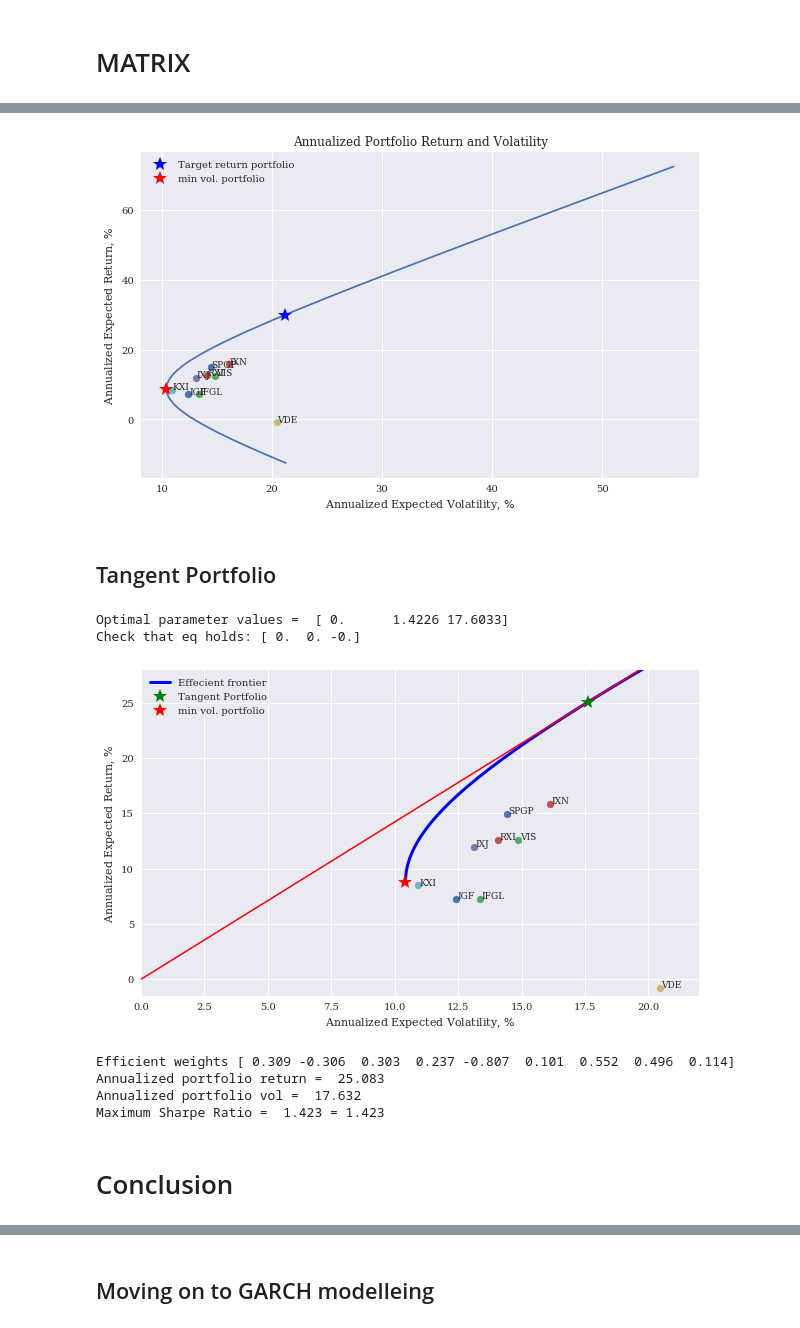
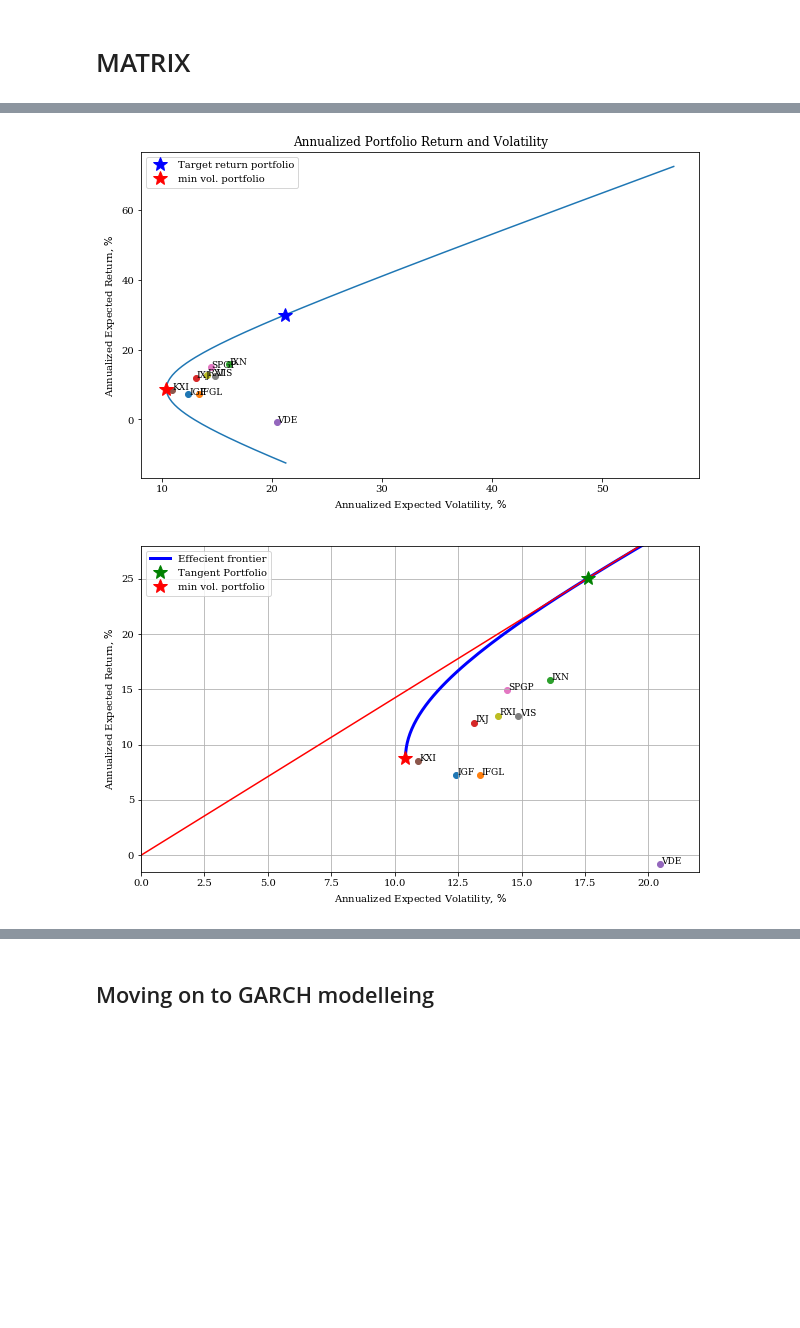
Before and after one commit to MartinBA741/Applied-Corporate-Finance, a Jupyter notebook: main_v2.ipynb, the cells around one changed output, grey strips where cells are left out. Cells and saved outputs as stored; diff of their text form; code cells hidden in the pictures; blank space fills up the shorter version.

```diff
--- a/main_v2.ipynb
+++ b/main_v2.ipynb
@@ -22,5 +22,5 @@ from matrix_optimize import port_ret, port_vol, min_vol, eff_vol, sharpe_ratio,
 # %%
-plt.style.use('seaborn')
+#plt.style.use('seaborn')
 # %%
 mydict = {'IGF': 'Global Infrastructure',
           'IFGL':'International Developed Real Estate ETF',
@@ -229,0 +157,6 @@ hist_z, hist_front_vol, hist_front_ret = efficient_frontier(min_weights=hist_w_m
+# %%
+df,w_min, ret_min, vol_min, SR_min, w_eff, ret_eff, vol_eff, SR_eff, w_tan, ret_tan, vol_tan, SR_tan, evols, erets,front_vol, front_ret, opt = portfolio_selection(mu=rets.mean(),
+                                                                  omega=rets.cov(),
+                                                                  noa=noa,
+                                                                  mylist=mylist,
+                                                                  target_return=30/252)
@@ -230,10 +172,9 @@ hist_z, hist_front_vol, hist_front_ret = efficient_frontier(min_weights=hist_w_m
 # %%
 fig, ax = plt.subplots(nrows=1, ncols=1, figsize=(10,6))
 
-plt.plot(hist_front_vol, hist_front_ret)
-
-plt.plot(hist_vol_eff, hist_ret_eff, 'b*', markersize=15.0, label='Target return portfolio')
-plt.plot(hist_vol_min, hist_ret_min, 'r*', markersize=15.0, label='min vol. portfolio')
+plt.plot(front_vol, front_ret)
+plt.plot(vol_eff, ret_eff, 'b*', markersize=15.0, label='Target return portfolio')
+plt.plot(vol_min, ret_min, 'r*', markersize=15.0, label='min vol. portfolio')
 
 # plot individual ETFs
 for i,type in enumerate(mylist):
@@ -249,68 +190,36 @@ plt.title('Annualized Portfolio Return and Volatility')
 plt.legend()
 plt.show()
 # %% [output]
-[figure, old version]
+[figure, new version]
-# %% [markdown]
-## Tangent Portfolio
-# %%
-opt, evols, erets, f_tangent = tangent_portfolio(front_vol=hist_front_vol, front_ret=hist_front_ret)
-# %% [output]
-Optimal parameter values =  [ 0.      1.4226 17.6033]
-Check that eq holds: [ 0.  0. -0.]
 # %%
 rf=0
 fig, ax = plt.subplots(nrows=1, ncols=1, figsize=(10,6))
 
 plt.plot(evols, erets, 'b', lw=3.0, label='Effecient frontier')
 
 cx = np.linspace(0.0, 20.0)
 plt.plot(cx, opt[0] + opt[1] * cx, 'r', lw=1.5)
 
-plt.plot(opt[2], f_tangent, 'g*', markersize=15, label='Tangent Portfolio')
-plt.plot(hist_vol_min, hist_ret_min, 'r*', markersize=15.0, label='min vol. portfolio')
+plt.plot(opt[2], ret_tan, 'g*', markersize=15, label='Tangent Portfolio')
+plt.plot(vol_min, ret_min, 'r*', markersize=15.0, label='min vol. portfolio')
 
 # plot individual ETFs
 for i,type in enumerate(mylist):
     x2 = np.sqrt((rets[type]).var()*252)
     y2 = rets[type].mean()*252
     plt.scatter(x2, y2, marker='o')
     plt.text(x2+0.05, y2+0.05, type, fontsize=9)
 
 
 plt.grid(True)
 axes = plt.gca()
 axes.set_xlim([0,22])
 axes.set_ylim([-1.5,28])
 plt.xlabel('Annualized Expected Volatility, $\%$')
 plt.ylabel('Annualized Expected Return, $\%$')
 #plt.title('Historical Mean-Variance optimization')
 plt.legend()
 
 plt.savefig('tangent_port.png', dpi=300, bbox_inches='tight')
 # %% [output]
-[figure, old version]
+[figure, new version]
-# %%
-# a. Find tangent portfolio weight
-ind = np.where(np.array(hist_front_vol.round(1)==opt[2].round(1)))[0][0]
-hist_w_tan = hist_z[ind]
-
-# b. Compute annualized portfolio return
-hist_ret_tan = port_ret(mu=rets.mean(),weights=hist_w_tan)
-
-# c. Compute annualized portfolio volatility
-hist_vol_tan = port_vol(omega=rets.cov(),weights=hist_w_tan)
-
-# d. Print resuts:
-print('Efficient weights', hist_w_tan.round(3))
-print('Annualized portfolio return = ', hist_ret_tan.round(3))
-print('Annualized portfolio vol = ', hist_vol_tan.round(3))
-print('Maximum Sharpe Ratio = ',(hist_ret_tan/hist_vol_tan).round(3),
-      '=', -sharpe_ratio(mu=rets.mean(), omega=rets.cov(),weights=hist_w_tan).round(3))
-# %% [output]
-Efficient weights [ 0.309 -0.306  0.303  0.237 -0.807  0.101  0.552  0.496  0.114]
-Annualized portfolio return =  25.083
-Annualized portfolio vol =  17.632
-Maximum Sharpe Ratio =  1.423 = 1.423
-# %% [markdown]
-
-# Conclusion
```
Also changed, not shown: parts of 43 cells of this notebook, 1 other file.
